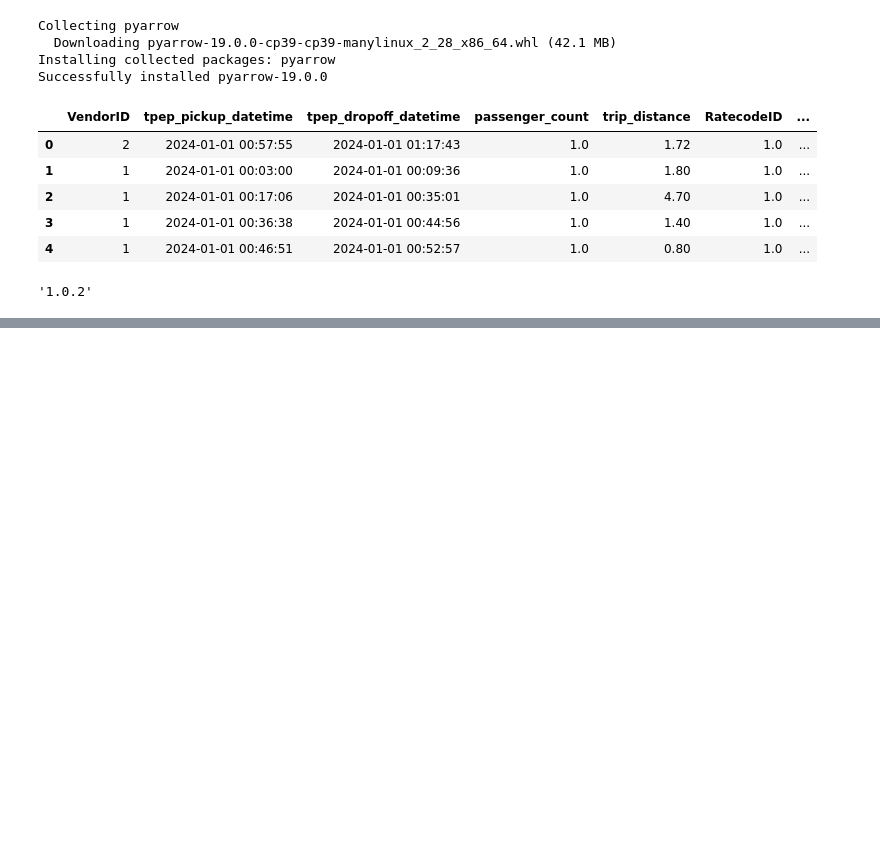
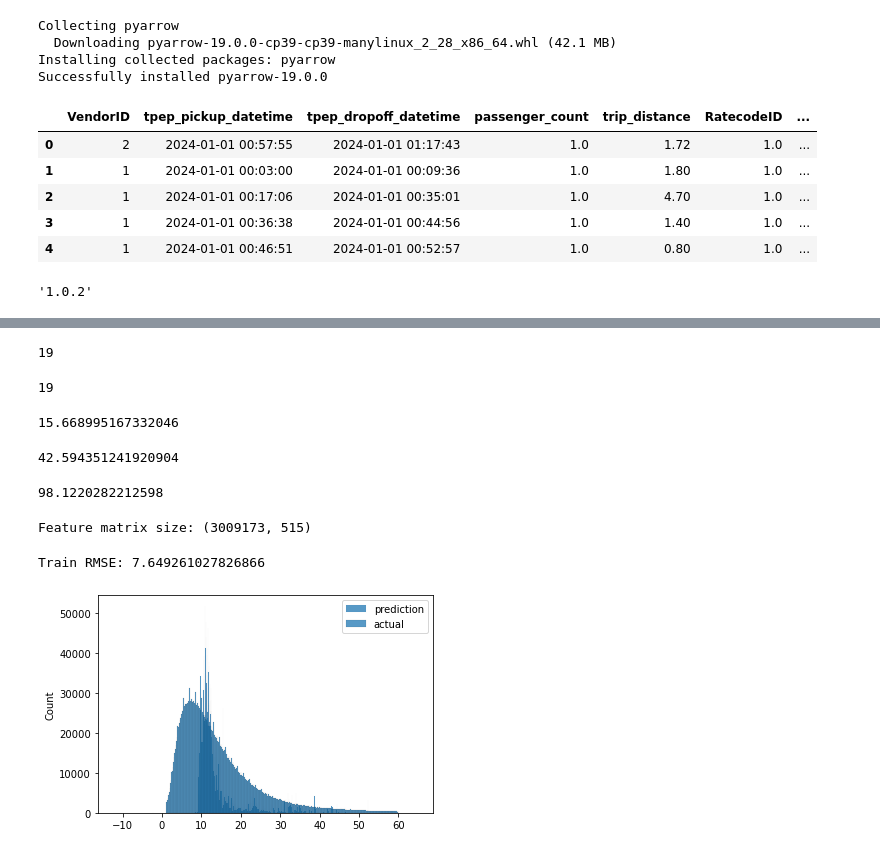
Before and after one commit to mishkant/mlops-zoomcamp, a Jupyter notebook: 01-intro/Homework.ipynb, the cells around one changed output, grey strips where cells are left out. Cells and saved outputs as stored; diff of their text form; code cells hidden in the pictures; blank space fills up the shorter version.

```diff
--- a/01-intro/Homework.ipynb
+++ b/01-intro/Homework.ipynb
@@ -30,0 +64,8 @@ sklearn.__version__
+# %%
+len(df_jan.columns)
+# %% [output]
+19
+# %%
+len(df_feb.columns)
+# %% [output]
+19
@@ -30,0 +75,42 @@ sklearn.__version__
+# %%
+df_jan.duration.mean()
+# %% [output]
+15.668995167332046
+# %%
+df_jan.duration.std()
+# %% [output]
+42.594351241920904
+# %%
+len(df_jan[(df_jan.duration >= 1) & (df_jan.duration <= 60)]) / len(df_jan) * 100
+# %% [output]
+98.1220282212598
+# %%
+df_jan = df_jan[(df_jan.duration >= 1) & (df_jan.duration <= 60)].copy()
+# %%
+categorical = ['PULocationID', 'DOLocationID']
+# %%
+df_jan[categorical] = df_jan[categorical].astype(str)
+train_dicts = df_jan[categorical].to_dict(orient='records')
+dv = DictVectorizer()
+X_train = dv.fit_transform(train_dicts)
+print(f'Feature matrix size: {X_train.shape}')
+# %% [output]
+Feature matrix size: (3009173, 515)
+# %%
+target = 'duration'
+y_train = df_jan[target].values
+lr = LinearRegression()
+lr.fit(X_train, y_train)
+
+y_pred = lr.predict(X_train)
+
+print(f'Train RMSE: {mean_squared_error(y_train, y_pred, squared=False)}')
+# %% [output]
+Train RMSE: 7.649261027826866
+# %%
+sns.histplot(y_pred, label='prediction')
+sns.histplot(y_train, label='actual')
+
+plt.legend();
+# %% [output]
+[figure, added]
```
Also changed, not shown: parts of 12 cells of this notebook.
